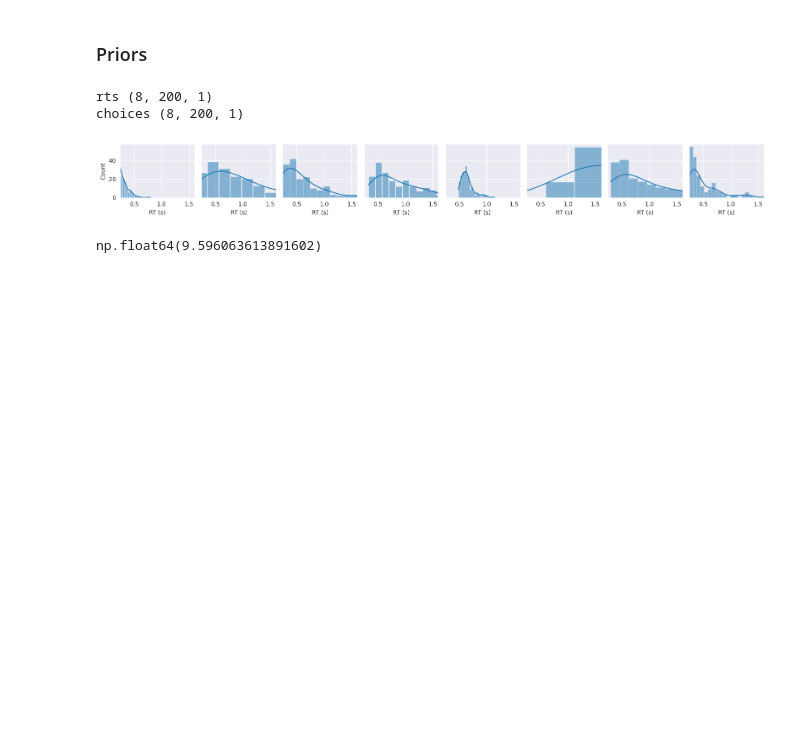
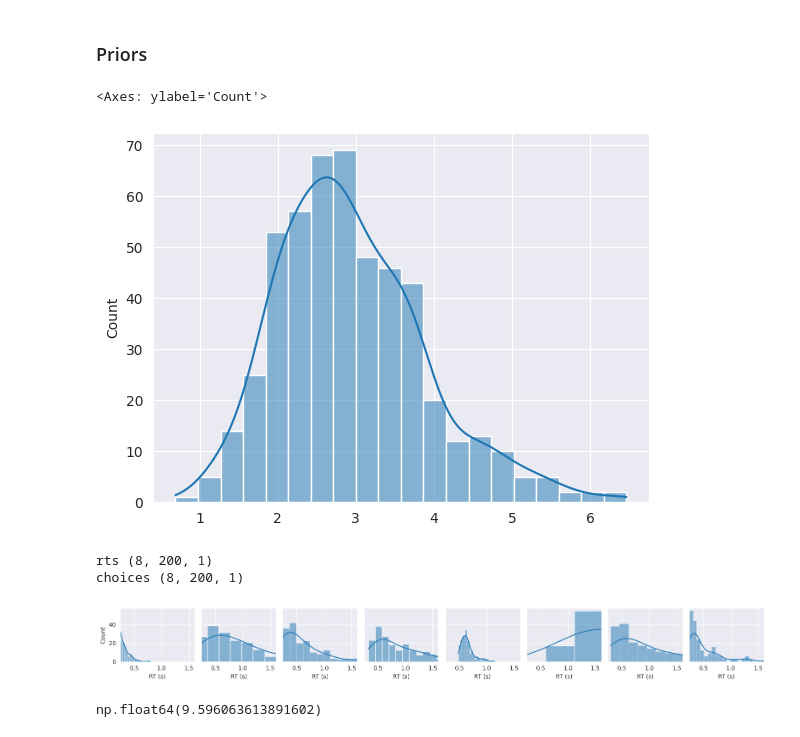
Before and after one commit to bayesflow-org/CogFormer, a Jupyter notebook: playgrounds/ddm_playground.ipynb, the cells around one changed output. Saved outputs shown, nothing was run; the diff lists cells and outputs as text; code cells hidden in the pictures; blank space fills up the shorter version.

```diff
--- a/playgrounds/ddm_playground.ipynb
+++ b/playgrounds/ddm_playground.ipynb
@@ -10,5 +13,10 @@ from simulators import NestedModelFamily
 from simulators.benchmarks import DDM
 # %% [markdown]
 ### Priors
+# %%
+sns.histplot(np.random.gamma(10.0, 0.3, size=500), bins=20, kde=True)
+# %% [output]
+<Axes: ylabel='Count'>
+[figure, added]
 # %%
 ddm_priors = {
```
Also changed, not shown: parts of 2 cells of this notebook, 1 other file.
